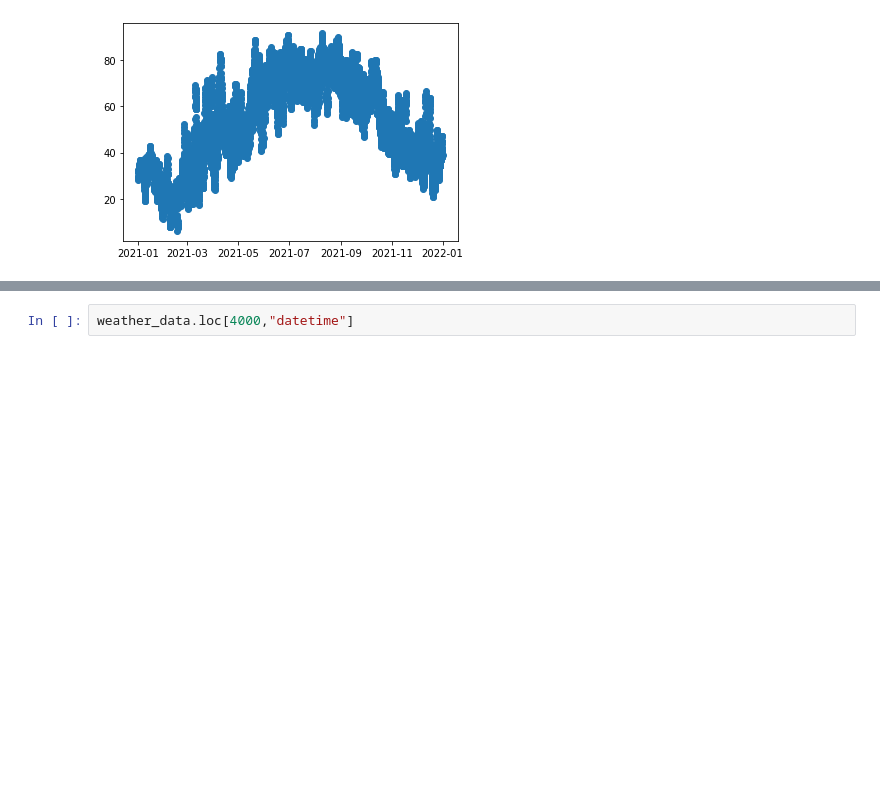
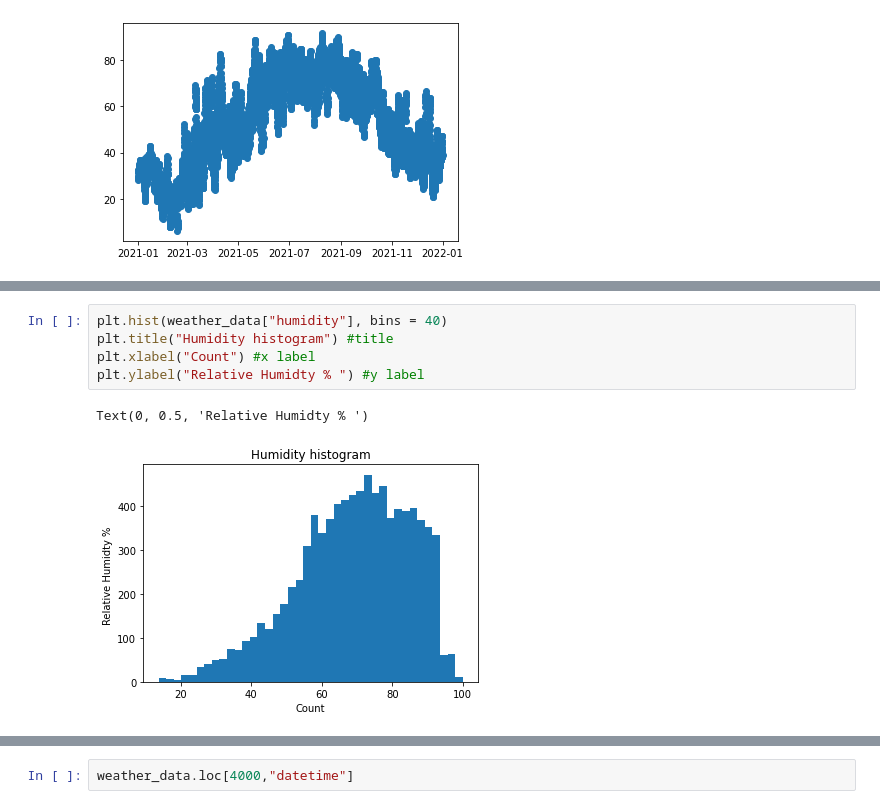
Before and after one commit to pieperpaula/MLProject, a Jupyter notebook: weather_exploration.ipynb, the cells around one changed output, grey strips where cells are left out. Cells and saved outputs as stored; diff of their text form; blank space fills up the shorter version.

```diff
--- a/weather_exploration.ipynb
+++ b/weather_exploration.ipynb
@@ -22,0 +39,8 @@ plt.scatter(weather_data["datetime"], weather_data["temp"])
+# %%
+plt.hist(weather_data["humidity"], bins = 40)
+plt.title("Humidity histogram") #title
+plt.xlabel("Count") #x label
+plt.ylabel("Relative Humidty % ") #y label
+# %% [output]
+Text(0, 0.5, 'Relative Humidty % ')
+[figure, added]
```
Also changed, not shown: parts of 19 cells of this notebook, 4 other files.
